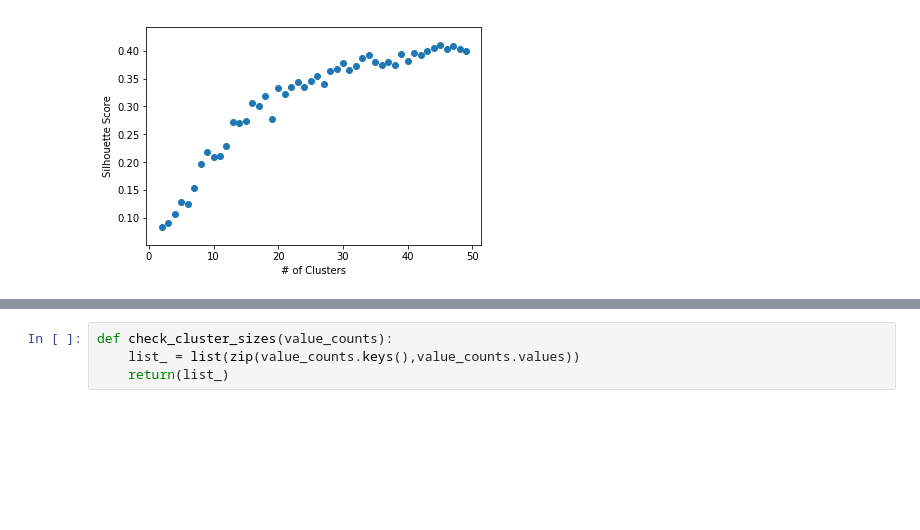
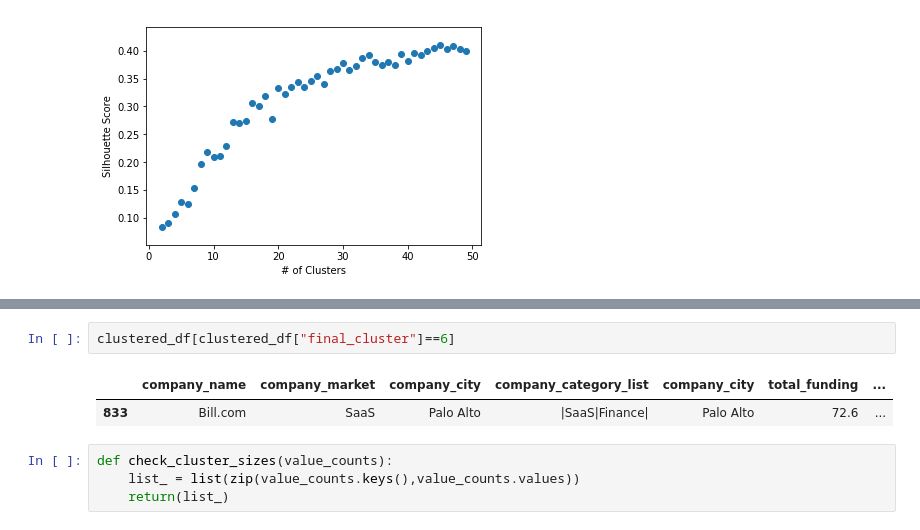
Before and after one commit to jdmendoza/startup_recommendation_engine, a Jupyter notebook: Startup_Recommender.ipynb, the cells around one changed output, grey strips where cells are left out. Drawn from its saved outputs; the diff is of its cells as text; blank space fills up the shorter version.

```diff
--- a/Startup_Recommender.ipynb
+++ b/Startup_Recommender.ipynb
@@ -217,3 +241,8 @@ Cluster 1:
+# %%
+clustered_df[clustered_df["final_cluster"]==6]
+# %% [output]
+|  | company_name | company_market | company_city | company_category_list | company_city | total_funding | ... |
+| 833 | Bill.com | SaaS | Palo Alto | |SaaS|Finance| | Palo Alto | 72.6 | ... |
 # %%
 def check_cluster_sizes(value_counts):
     list_ = list(zip(value_counts.keys(),value_counts.values))
```
Also changed, not shown: parts of 5 cells of this notebook.
